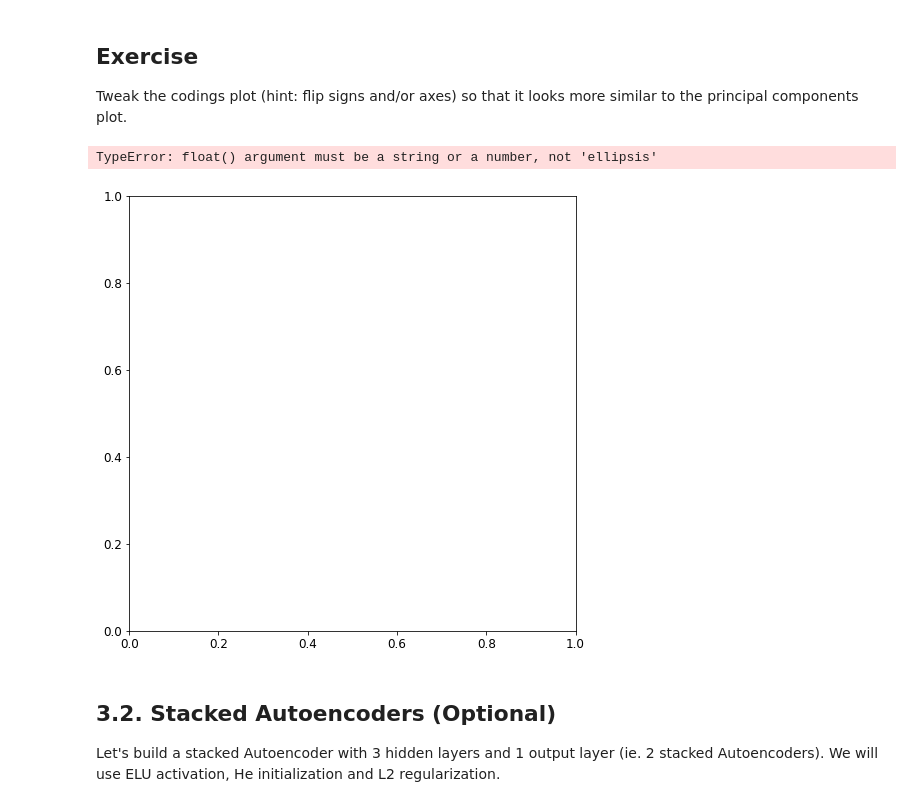
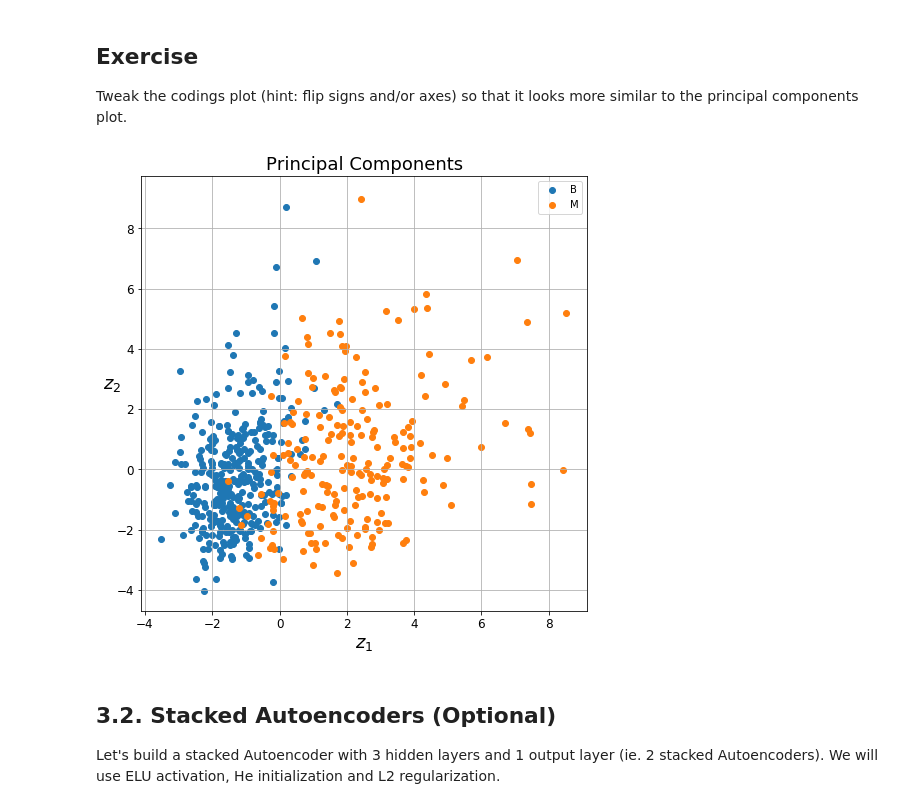
Before and after one commit to akruskal/Kmedoids_ML_Python, a Jupyter notebook: Chapter07-Exercise-Autoencoders.ipynb, the cells around one changed output. Drawn from its saved outputs; the diff is of its cells as text; code cells hidden in the pictures.

```diff
--- a/Chapter07-Exercise-Autoencoders.ipynb
+++ b/Chapter07-Exercise-Autoencoders.ipynb
@@ -257,20 +268,19 @@ Tweak the codings plot (hint: flip signs and/or axes) so that it looks more simi
 # %%
 # Class labels
 y = bcw.loc[:, 'diagnosis']
 # Plot
 fig, ax = plt.subplots(figsize=(8,8))
 for g in np.unique(y):
     ix = np.where(y == g)
-    ax.scatter(..., ..., label = g) ### STUDENT TO-DO ###
+    ax.scatter( -codings_val[ix,1],codings_val[ix,0], label = g)
 plt.title("Principal Components", fontsize=18)
 plt.xlabel("$z_1$", fontsize=18)
 plt.ylabel("$z_2$", fontsize=18, rotation=0)
 plt.legend(loc='best')
 plt.grid()
 plt.show()
 # %% [output]
-TypeError: float() argument must be a string or a number, not 'ellipsis'
-[figure, old version]
+[figure, new version]
 # %% [markdown]
 ## 3.2. Stacked Autoencoders (Optional)
 
```
Also changed, not shown: parts of 3 cells of this notebook, 1 other file.
